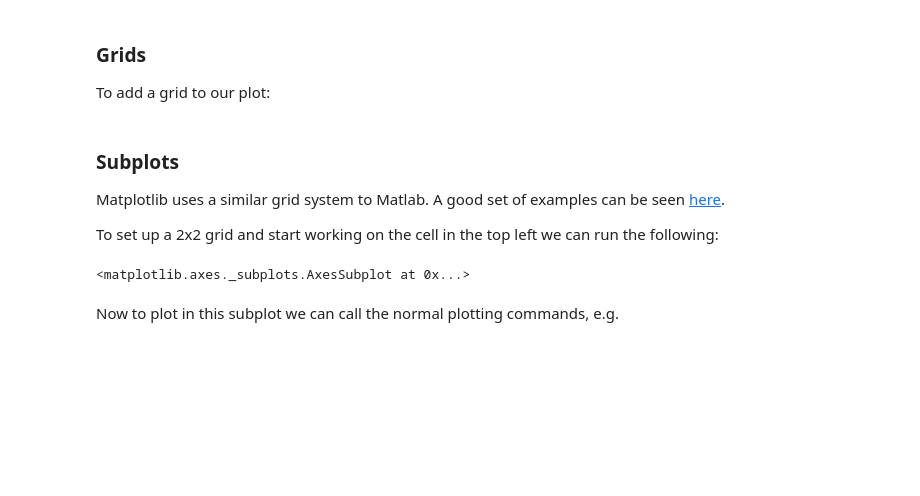
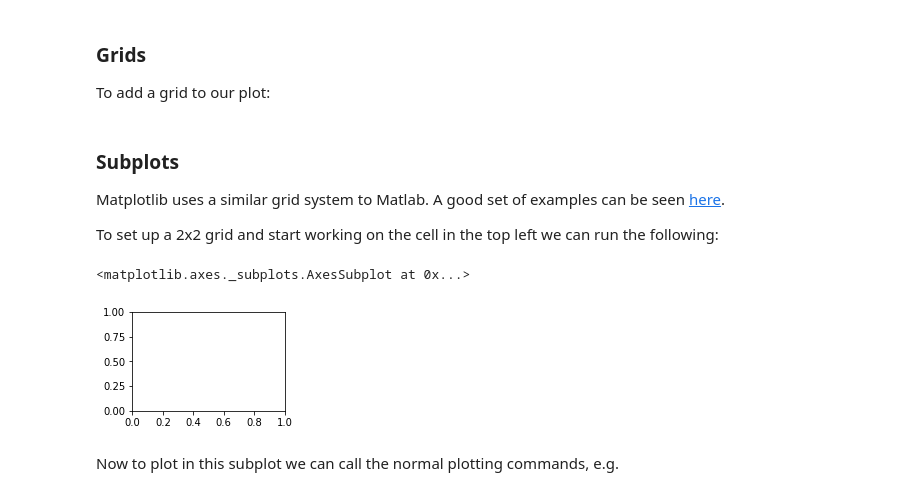
Before and after one commit to Shillaker/python-taster, a Jupyter notebook: part_2_key_libraries.ipynb, the cells around one changed output. Cells and saved outputs as stored; diff of their text form; code cells hidden in the pictures; blank space fills up the shorter version.

```diff
--- a/part_2_key_libraries.ipynb
+++ b/part_2_key_libraries.ipynb
@@ -136,11 +149,10 @@ Matplotlib uses a similar grid system to Matlab. A good set of examples can be s
 
 To set up a 2x2 grid and start working on the cell in the top left we can run the following:
 # %%
-plt.figure()
-
 plt.subplot(2, 2, 1)
 # %% [output]
 <matplotlib.axes._subplots.AxesSubplot at 0x...>
+[figure, added]
 # %% [markdown]
 Now to plot in this subplot we can call the normal plotting commands, e.g.
 # %%
```
Also changed, not shown: parts of 10 cells of this notebook, 2 other files.
